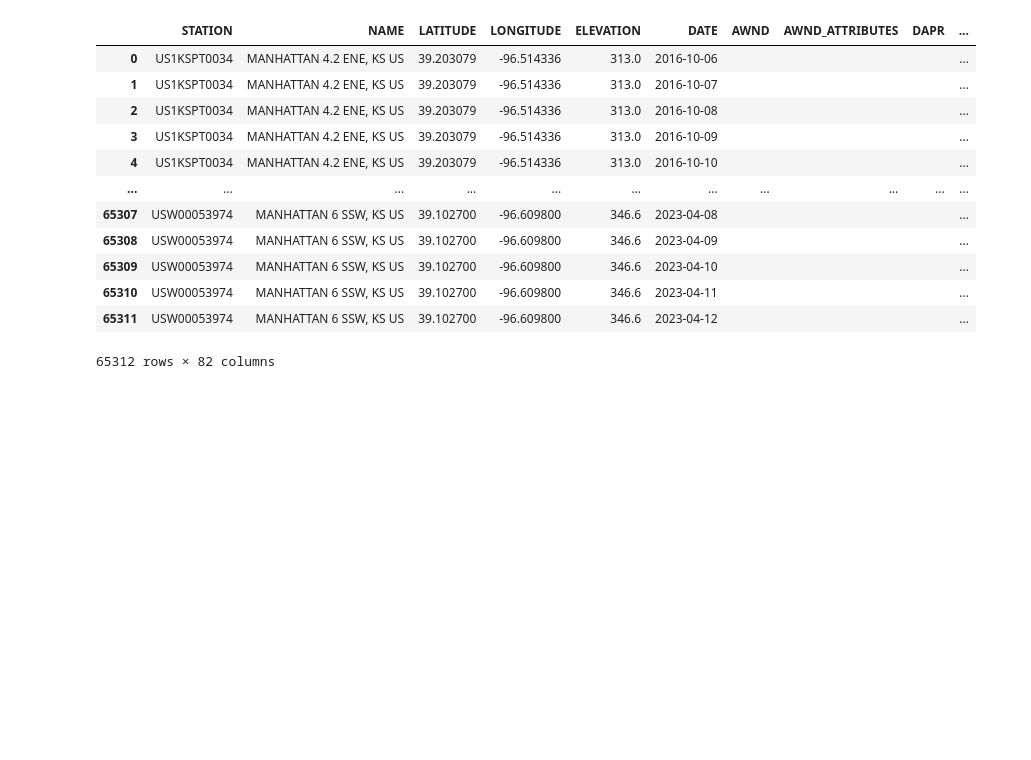
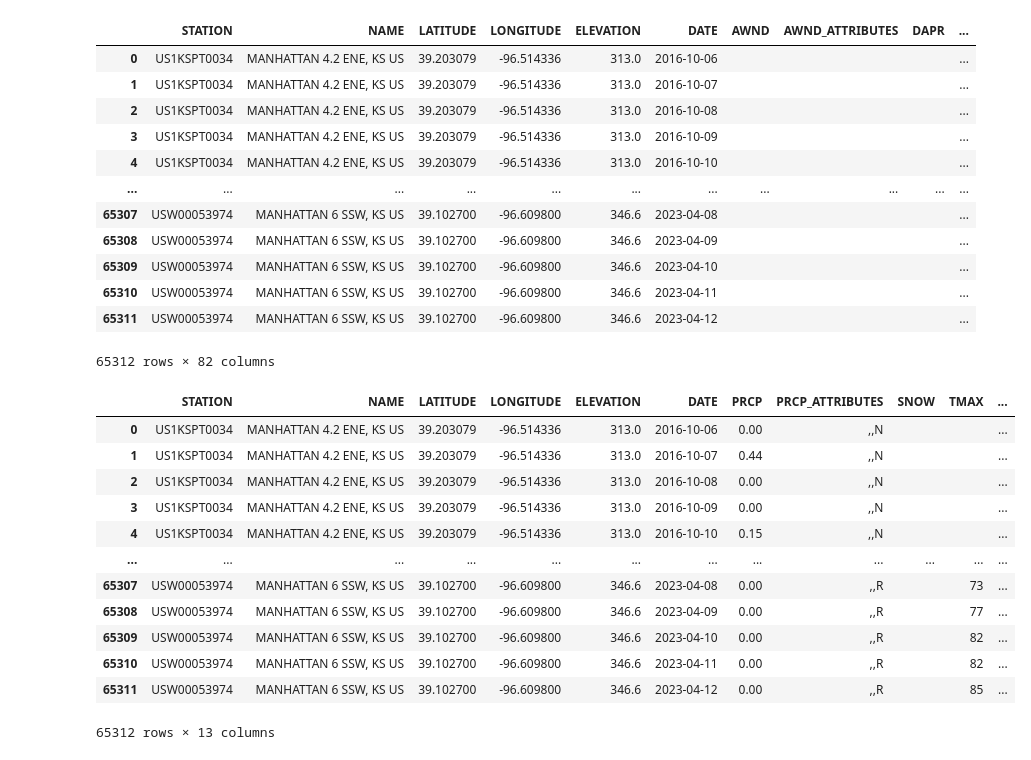
Before and after one commit to Clarkson-Applied-Data-Science/IA626_FinalProject_Energyanalysis, a Jupyter notebook: Final_Project.ipynb, the cells around one changed output. Cells and saved outputs as stored; diff of their text form; code cells hidden in the pictures; blank space fills up the shorter version.

```diff
--- a/Final_Project.ipynb
+++ b/Final_Project.ipynb
@@ -609,17 +608,30 @@ manh
 | 65311 | USW00053974 | MANHATTAN 6 SSW, KS US | 39.102700 | -96.609800 | 346.6 | 2023-04-12 |  |  |  | ... |
 65312 rows × 82 columns
 # %%
-new_manh = manh.drop(['AWND', 'AWND_ATTRIBUTES', 'DAPR', 'DAPR_ATTRIBUTES', 'EVAP', 'EVAP_ATTRUBUTES', 'MDPR', 'MDPR_ATTRIBUTES',
+new_manh = manh.drop(['AWND', 'AWND_ATTRIBUTES', 'DAPR', 'DAPR_ATTRIBUTES', 'EVAP', 'EVAP_ATTRIBUTES', 'MDPR', 'MDPR_ATTRIBUTES',
                   'PGTM', 'PGTM_ATTRIBUTES', 'PSUN', 'PSUN_ATTRIBUTES', 'SNOW_ATTRIBUTES', 'SNWD',
                   'SNWD_ATTRIBUTES', 'TAVG', 'TAVG_ATTRIBUTES', 'TOBS', 'TOBS_ATTRIBUTES', 'TSUN',
-                  'TSUN_ATTRIBUTES', 'WDF2', 'WDF2_ATTRIBUTES', 'WDF5', 'WDF5_ATTRIBUTES', 'WESD',
+                  'TSUN_ATTRIBUTES', 'WDF2', 'WDF2_ATTRIBUTES', 'WDF5', 'WDF5_ATTRIBUTES', 'WDMV','WDMV_ATTRIBUTES', 'WESD',
                   'WESD_ATTRIBUTES', 'WESF', 'WESF_ATTRIBUTES', 'WSF2', 'WSF2_ATTRIBUTES', 'WSF5',
                   'WSF5_ATTRIBUTES', 'WT01', 'WT01_ATTRIBUTES', 'WT02', 'WT02_ATTRIBUTES', 'WT03',
                   'WT03_ATTRIBUTES', 'WT04', 'WT04_ATTRIBUTES', 'WT05', 'WT05_ATTRIBUTES', 'WT06',
-                  'WT06_ATTRIBUTES', 'WT08', 'WT08_ATTRIBUTES', 'WT09', 'WT09_ATTRIBUTES', 'WT11',
-                  'WT11_ATTRIBUTES', 'WT13', 'WT13_ATTRIBUTES', 'WT14', 'WT14_ATTRIBUTES', 'WT15',
-                  'WT15_ATTRIBUTES', 'WT16', 'WT16_ATTRIBUTES', 'WT18', 'WT18_ATTRIBUTES', 'WT19',
+                  'WT06_ATTRIBUTES','WT07', 'WT07_ATTRIBUTES', 'WT08', 'WT08_ATTRIBUTES', 'WT09', 'WT09_ATTRIBUTES','WT10','WT10_ATTRIBUTES', 'WT11',
+                  'WT11_ATTRIBUTES', 'WT13', 'WT13_ATTRIBUTES','WT16', 'WT16_ATTRIBUTES','WT17', 'WT17_ATTRIBUTES', 'WT18', 'WT18_ATTRIBUTES', 'WT19',
                   'WT19_ATTRIBUTES', 'WT22', 'WT22_ATTRIBUTES'], axis=1)
 
 new_manh
+# %% [output]
+|  | STATION | NAME | LATITUDE | LONGITUDE | ELEVATION | DATE | PRCP | PRCP_ATTRIBUTES | SNOW | TMAX | ... |
+| 0 | US1KSPT0034 | MANHATTAN 4.2 ENE, KS US | 39.203079 | -96.514336 | 313.0 | 2016-10-06 | 0.00 | ,,N |  |  | ... |
+| 1 | US1KSPT0034 | MANHATTAN 4.2 ENE, KS US | 39.203079 | -96.514336 | 313.0 | 2016-10-07 | 0.44 | ,,N |  |  | ... |
+| 2 | US1KSPT0034 | MANHATTAN 4.2 ENE, KS US | 39.203079 | -96.514336 | 313.0 | 2016-10-08 | 0.00 | ,,N |  |  | ... |
+| 3 | US1KSPT0034 | MANHATTAN 4.2 ENE, KS US | 39.203079 | -96.514336 | 313.0 | 2016-10-09 | 0.00 | ,,N |  |  | ... |
+| 4 | US1KSPT0034 | MANHATTAN 4.2 ENE, KS US | 39.203079 | -96.514336 | 313.0 | 2016-10-10 | 0.15 | ,,N |  |  | ... |
+| ... | ... | ... | ... | ... | ... | ... | ... | ... | ... | ... | ... |
+| 65307 | USW00053974 | MANHATTAN 6 SSW, KS US | 39.102700 | -96.609800 | 346.6 | 2023-04-08 | 0.00 | ,,R |  | 73 | ... |
+| 65308 | USW00053974 | MANHATTAN 6 SSW, KS US | 39.102700 | -96.609800 | 346.6 | 2023-04-09 | 0.00 | ,,R |  | 77 | ... |
+| 65309 | USW00053974 | MANHATTAN 6 SSW, KS US | 39.102700 | -96.609800 | 346.6 | 2023-04-10 | 0.00 | ,,R |  | 82 | ... |
+| 65310 | USW00053974 | MANHATTAN 6 SSW, KS US | 39.102700 | -96.609800 | 346.6 | 2023-04-11 | 0.00 | ,,R |  | 82 | ... |
+| 65311 | USW00053974 | MANHATTAN 6 SSW, KS US | 39.102700 | -96.609800 | 346.6 | 2023-04-12 | 0.00 | ,,R |  | 85 | ... |
+65312 rows × 13 columns
 # %%
```
Also changed, not shown: parts of 14 cells of this notebook, 1 other file.
